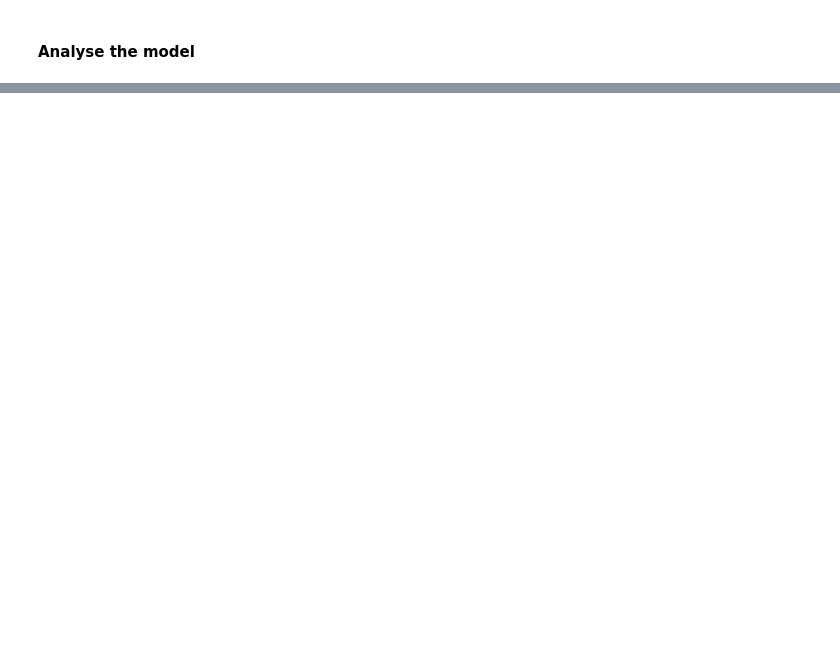
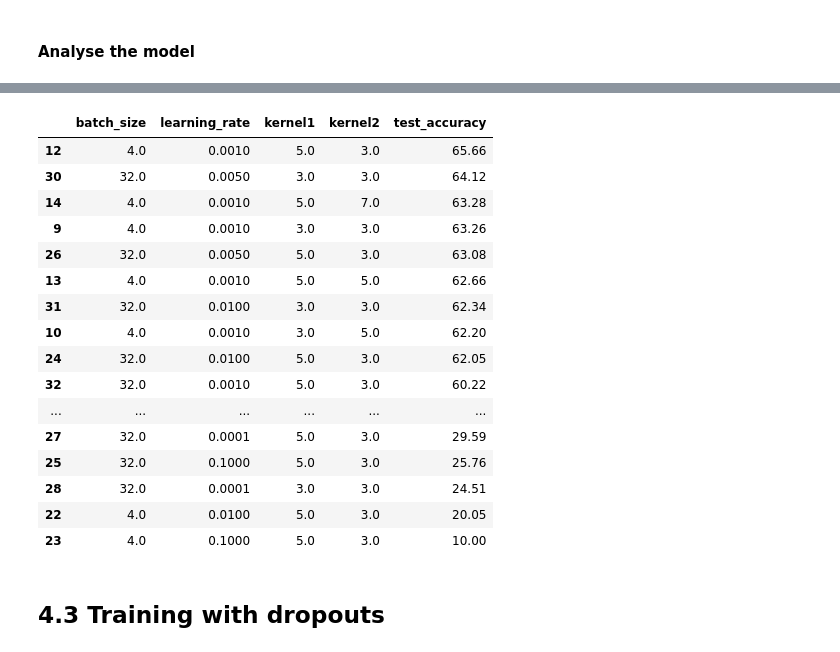
Before and after one commit to Yarlermanden/AML, a Jupyter notebook: exercises/w04_cnn_regularization_transferlearning/w04_cnn_cifar_pytorch.ipynb, the cells around one changed output, grey strips where cells are left out. Saved outputs shown, nothing was run; the diff lists cells and outputs as text; code cells hidden in the pictures; blank space fills up the shorter version.

```diff
--- a/exercises/w04_cnn_regularization_transferlearning/w04_cnn_cifar_pytorch.ipynb
+++ b/exercises/w04_cnn_regularization_transferlearning/w04_cnn_cifar_pytorch.ipynb
@@ -55,0 +410,24 @@ testloader = torch.utils.data.DataLoader(testset, batch_size=1,
+# %%
+output = pd.read_pickle("cifar_across_models.pkl")
+output = output.sort_values(by=['test_accuracy'], ascending=False)
+output
+# %% [output]
+|  | batch_size | learning_rate | kernel1 | kernel2 | test_accuracy |
+| 12 | 4.0 | 0.0010 | 5.0 | 3.0 | 65.66 |
+| 30 | 32.0 | 0.0050 | 3.0 | 3.0 | 64.12 |
+| 14 | 4.0 | 0.0010 | 5.0 | 7.0 | 63.28 |
+| 9 | 4.0 | 0.0010 | 3.0 | 3.0 | 63.26 |
+| 26 | 32.0 | 0.0050 | 5.0 | 3.0 | 63.08 |
+| 13 | 4.0 | 0.0010 | 5.0 | 5.0 | 62.66 |
+| 31 | 32.0 | 0.0100 | 3.0 | 3.0 | 62.34 |
+| 10 | 4.0 | 0.0010 | 3.0 | 5.0 | 62.20 |
+| 24 | 32.0 | 0.0100 | 5.0 | 3.0 | 62.05 |
+| 32 | 32.0 | 0.0010 | 5.0 | 3.0 | 60.22 |
+| ... | ... | ... | ... | ... | ... |
+| 27 | 32.0 | 0.0001 | 5.0 | 3.0 | 29.59 |
+| 25 | 32.0 | 0.1000 | 5.0 | 3.0 | 25.76 |
+| 28 | 32.0 | 0.0001 | 3.0 | 3.0 | 24.51 |
+| 22 | 4.0 | 0.0100 | 5.0 | 3.0 | 20.05 |
+| 23 | 4.0 | 0.1000 | 5.0 | 3.0 | 10.00 |
+# %% [markdown]
+## 4.3 Training with dropouts
```
Also changed, not shown: parts of 22 cells of this notebook, 8 other files.
